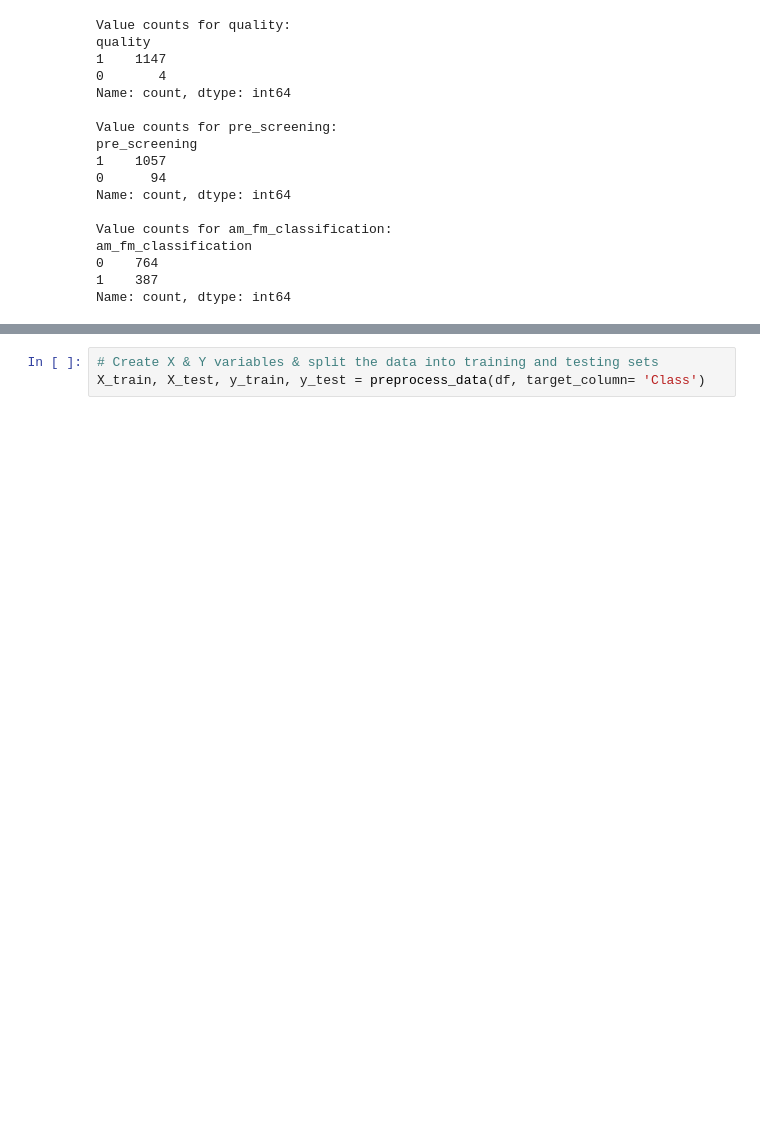
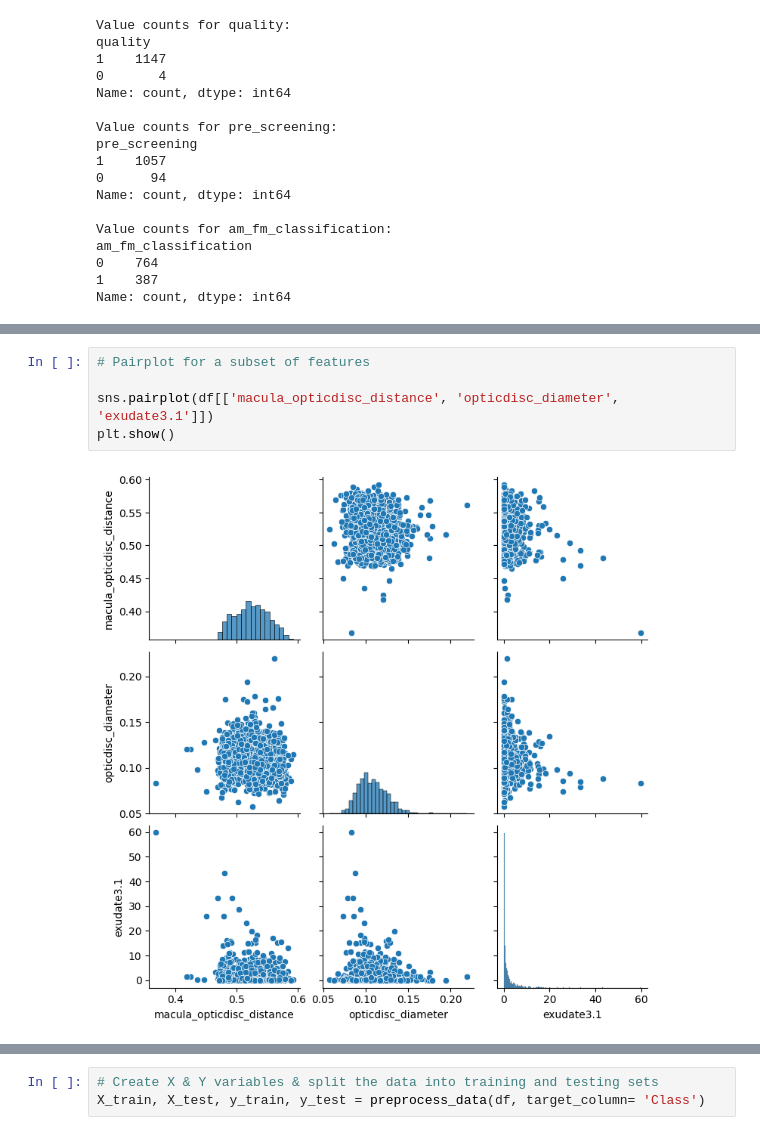
Before and after one commit to leonej01/Project-2-ML-Diabetic-Retinopathy, a Jupyter notebook: Starter_file.ipynb, the cells around one changed output, grey strips where cells are left out. Drawn from its saved outputs; the diff is of its cells as text; blank space fills up the shorter version.

```diff
--- a/Starter_file.ipynb
+++ b/Starter_file.ipynb
@@ -92,0 +155,7 @@ Name: count, dtype: int64
+# %%
+# Pairplot for a subset of features
+
+sns.pairplot(df[['macula_opticdisc_distance', 'opticdisc_diameter', 'exudate3.1']])
+plt.show()
+# %% [output]
+[figure, added]
```
Also changed, not shown: parts of 22 cells of this notebook.
